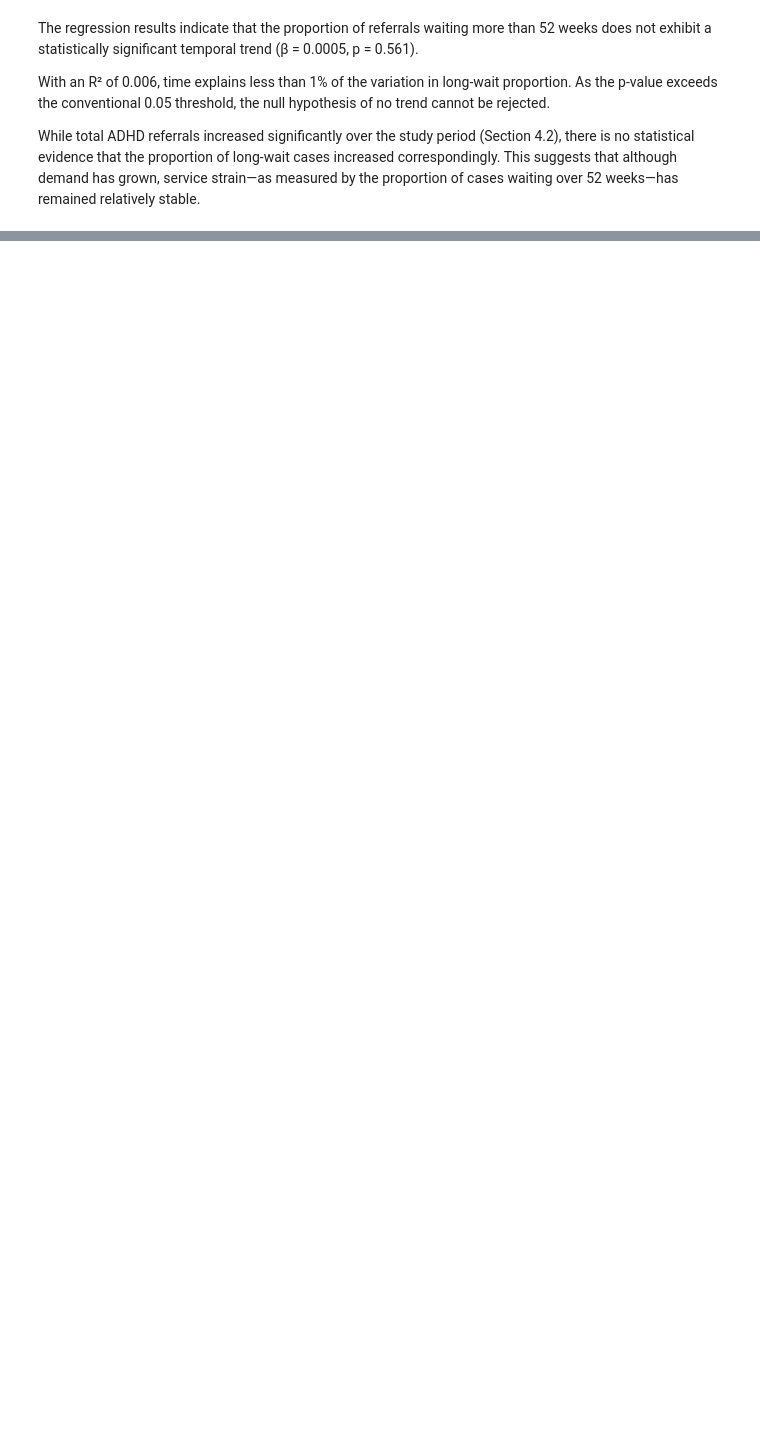
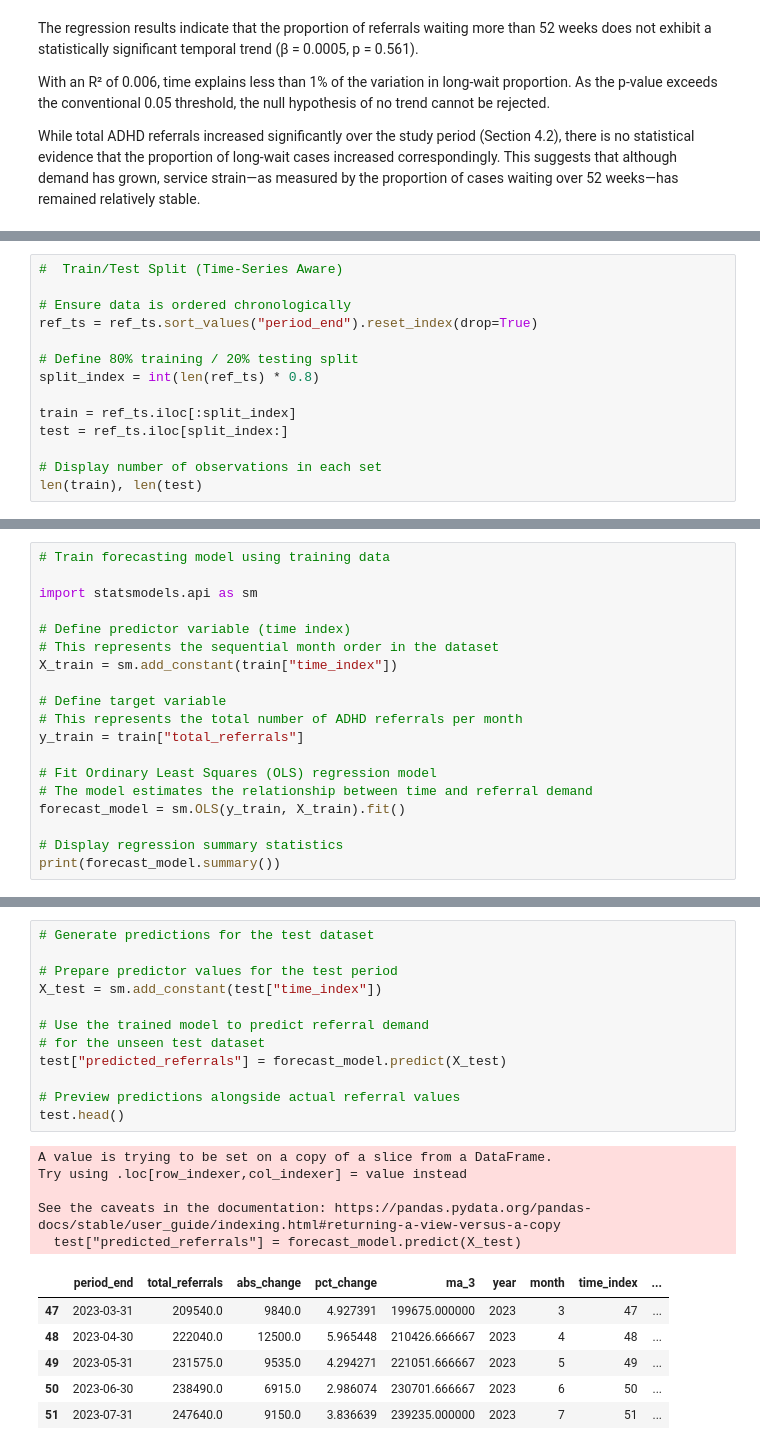
Before and after one commit to szm2701/adhd-demand-forecast-england, a Jupyter notebook: jupyter_notebooks/adhd_demand_analysis_and_forecasting.ipynb, the cells around one changed output, grey strips where cells are left out. Cells and saved outputs as stored; diff of their text form; blank space fills up the shorter version.

```diff
--- a/jupyter_notebooks/adhd_demand_analysis_and_forecasting.ipynb
+++ b/jupyter_notebooks/adhd_demand_analysis_and_forecasting.ipynb
@@ -868,0 +870,14 @@ While total ADHD referrals increased significantly over the study period (Sectio
+# %%
+#  Train/Test Split (Time-Series Aware)
+
+# Ensure data is ordered chronologically
+ref_ts = ref_ts.sort_values("period_end").reset_index(drop=True)
+
+# Define 80% training / 20% testing split
+split_index = int(len(ref_ts) * 0.8)
+
+train = ref_ts.iloc[:split_index]
+test = ref_ts.iloc[split_index:]
+
+# Display number of observations in each set
+len(train), len(test)
@@ -868,0 +894,19 @@ While total ADHD referrals increased significantly over the study period (Sectio
+# %%
+# Train forecasting model using training data
+
+import statsmodels.api as sm
+
+# Define predictor variable (time index)
+# This represents the sequential month order in the dataset
+X_train = sm.add_constant(train["time_index"])
+
+# Define target variable
+# This represents the total number of ADHD referrals per month
+y_train = train["total_referrals"]
+
+# Fit Ordinary Least Squares (OLS) regression model
+# The model estimates the relationship between time and referral demand
+forecast_model = sm.OLS(y_train, X_train).fit()
+
+# Display regression summary statistics
+print(forecast_model.summary())
@@ -868,0 +937,24 @@ While total ADHD referrals increased significantly over the study period (Sectio
+# %%
+# Generate predictions for the test dataset
+
+# Prepare predictor values for the test period
+X_test = sm.add_constant(test["time_index"])
+
+# Use the trained model to predict referral demand
+# for the unseen test dataset
+test["predicted_referrals"] = forecast_model.predict(X_test)
+
+# Preview predictions alongside actual referral values
+test.head()
+# %% [output]
+A value is trying to be set on a copy of a slice from a DataFrame.
+Try using .loc[row_indexer,col_indexer] = value instead
+
+See the caveats in the documentation: https://pandas.pydata.org/pandas-docs/stable/user_guide/indexing.html#returning-a-view-versus-a-copy
+  test["predicted_referrals"] = forecast_model.predict(X_test)
+|  | period_end | total_referrals | abs_change | pct_change | ma_3 | year | month | time_index | ... |
+| 47 | 2023-03-31 | 209540.0 | 9840.0 | 4.927391 | 199675.000000 | 2023 | 3 | 47 | ... |
+| 48 | 2023-04-30 | 222040.0 | 12500.0 | 5.965448 | 210426.666667 | 2023 | 4 | 48 | ... |
+| 49 | 2023-05-31 | 231575.0 | 9535.0 | 4.294271 | 221051.666667 | 2023 | 5 | 49 | ... |
+| 50 | 2023-06-30 | 238490.0 | 6915.0 | 2.986074 | 230701.666667 | 2023 | 6 | 50 | ... |
+| 51 | 2023-07-31 | 247640.0 | 9150.0 | 3.836639 | 239235.000000 | 2023 | 7 | 51 | ... |
```
Also changed, not shown: parts of 22 cells of this notebook.
